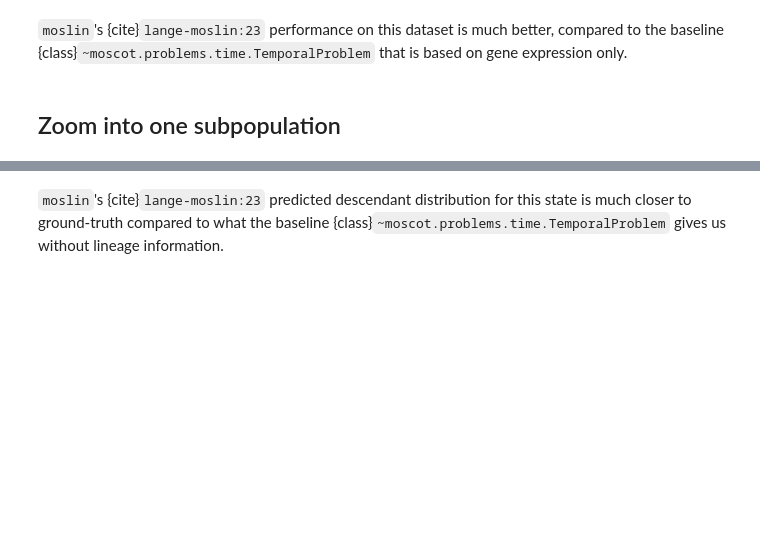
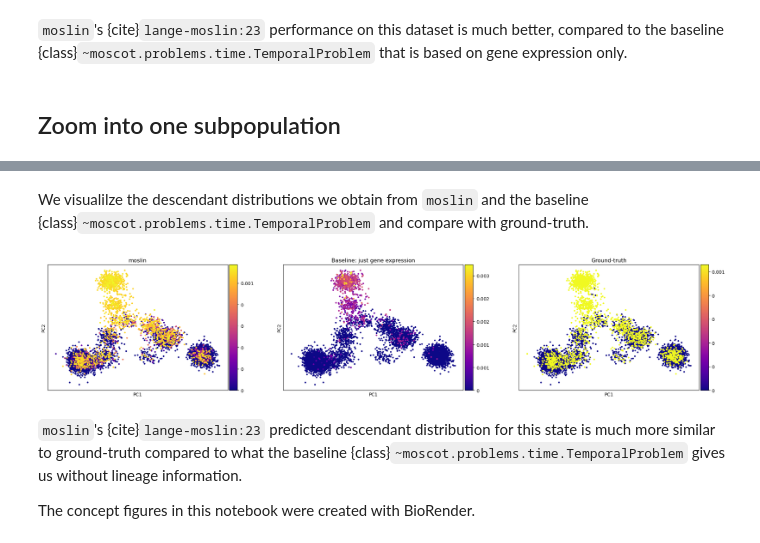
Before and after one commit to theislab/moscot_notebooks, a Jupyter notebook: tutorials/100_lineage.ipynb, the cells around one changed output, grey strips where cells are left out. Saved outputs shown, nothing was run; the diff lists cells and outputs as text; code cells hidden in the pictures; blank space fills up the shorter version.

```diff
--- a/tutorials/100_lineage.ipynb
+++ b/tutorials/100_lineage.ipynb
@@ -453 +457,25 @@ gt.push(key_added="gt_transitions", **common_kwargs)
+# %%
+common_kwargs = {
+    "source": 8,
+    "target": 12,
+    "data": "state",
+    "subset": "6",
+    "return_data": True,
+}
+
+# compute the descendant distribution for either approach
+lp_push = lp.push(key_added="lp_transitions", **common_kwargs)
+tp_push = tp.push(key_added="tp_transitions", **common_kwargs)
+gt_push = gt.push(key_added="gt_transitions", **common_kwargs)
+
+# write them to `.obs`
+time_points = adata.obs["time_point"].cat.categories
+adata.obs["lp_push"], adata.obs["tp_push"], adata.obs["gt_push"] = [None] * 3
+
+for t in time_points:
+    mask = adata.obs["time_point"] == t
+
+    adata.obs.loc[mask, "lp_push"] = np.asarray(lp_push[t].flatten(), dtype=float)
+    adata.obs.loc[mask, "tp_push"] = np.asarray(tp_push[t].flatten(), dtype=float)
+    adata.obs.loc[mask, "gt_push"] = np.asarray(gt_push[t].flatten(), dtype=float)
 # %% [markdown]
@@ -483,2 +494,19 @@ plt.show()
+# %% [markdown]
+We visualilze the descendant distributions we obtain from `moslin` and the baseline {class}`~moscot.problems.time.TemporalProblem` and compare with ground-truth.
+# %%
+mask = adata.obs["time_point"] == 12.0
+
+sc.pl.scatter(
+    adata[mask],
+    basis="pca",
+    color=["lp_push", "tp_push", "gt_push"],
+    size=50,
+    color_map="plasma",
+    title=["moslin", "Baseline: just gene expression", "Ground-truth"],
+)
+# %% [output]
+[figure, added]
 # %% [markdown]
-`moslin`'s {cite}`lange-moslin:23` predicted descendant distribution for this state is much closer to ground-truth compared to what the baseline {class}`~moscot.problems.time.TemporalProblem` gives us without lineage information.
+`moslin`'s {cite}`lange-moslin:23` predicted descendant distribution for this state is much more similar to ground-truth compared to what the baseline {class}`~moscot.problems.time.TemporalProblem` gives us without lineage information.
+
+The concept figures in this notebook were created with BioRender.
```
Also changed, not shown: parts of 8 cells of this notebook.
